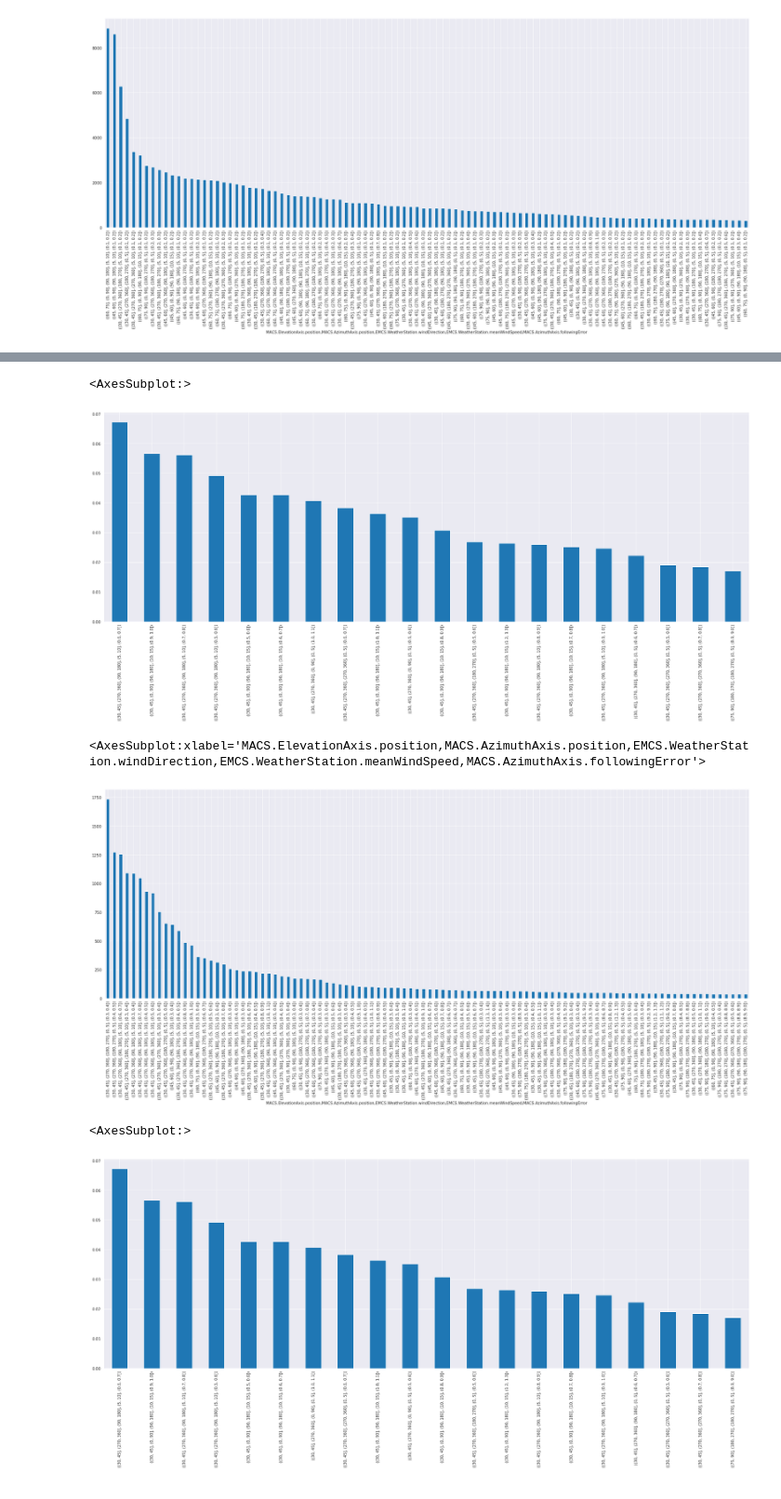
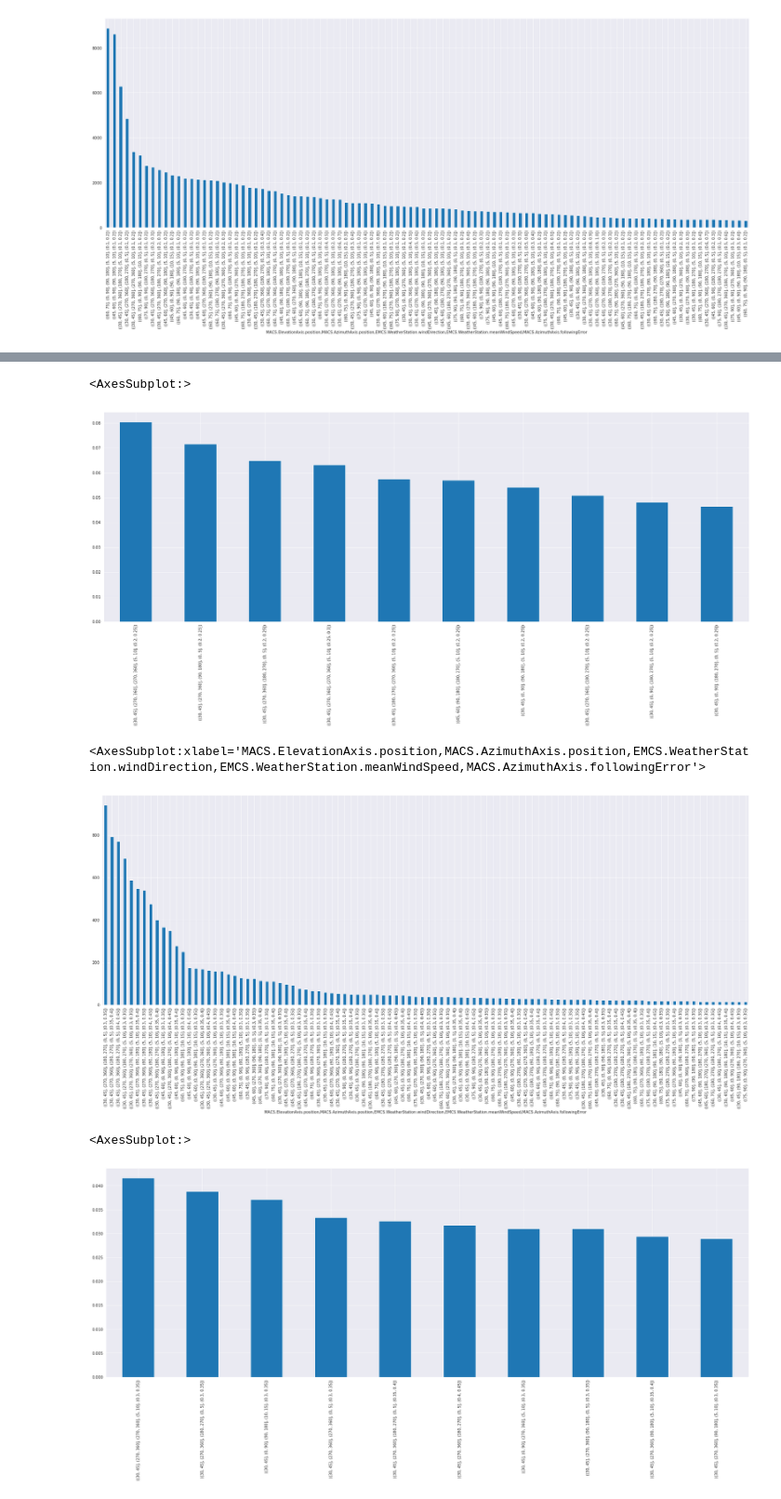
Before and after one commit to mahulo2009/DataScientistND_DataScienceBlogPost, a Jupyter notebook: Following_Error_March_2021.ipynb, the cells around one changed output, grey strips where cells are left out. Shown at 93% size. Saved outputs shown, nothing was run; the diff lists cells and outputs as text; code cells hidden in the pictures.

Commit message:
Add plot bars

```diff
--- a/Following_Error_March_2021.ipynb
+++ b/Following_Error_March_2021.ipynb
@@ -241,0 +242,14 @@ ser.plot.bar()
+# %%
+group_var = df_guiding.groupby (
+    [
+        pd.cut(x=df_guiding['MACS.ElevationAxis.position'], bins=np.arange(30,90+15,15)),
+        pd.cut(x=df_guiding['MACS.AzimuthAxis.position'], bins=np.arange(0,360+90,90)),
+        pd.cut(x=df_guiding['EMCS.WeatherStation.windDirection'], bins=np.arange(0,360+90,90)),
+        pd.cut(x=df_guiding['EMCS.WeatherStation.meanWindSpeed'], bins=np.arange(0,15+5,5)),
+        pd.cut(x=df_guiding['MACS.AzimuthAxis.followingError'].abs(), bins=np.arange(0.1,0.2+0.05,0.05))
+
+    ]
+)  ['MACS.AzimuthAxis.followingError']
+
+group_var_filter = group_var.count().nlargest(n=100)
+group_var_filter.plot.bar()
@@ -246,7 +278,7 @@ group_var = df_guiding.groupby (
         pd.cut(x=df_guiding['MACS.AzimuthAxis.position'], bins=np.arange(0,360+90,90)),
         pd.cut(x=df_guiding['EMCS.WeatherStation.windDirection'], bins=np.arange(0,360+90,90)),
         pd.cut(x=df_guiding['EMCS.WeatherStation.meanWindSpeed'], bins=np.arange(0,15+5,5)),
-        pd.cut(x=df_guiding['MACS.AzimuthAxis.followingError'].abs(), bins=np.arange(0.2,10+0.1,0.1))
+        pd.cut(x=df_guiding['MACS.AzimuthAxis.followingError'].abs(), bins=np.arange(0.2,0.3+0.05,0.05))
 
     ]
 )  ['MACS.AzimuthAxis.followingError']
@@ -265,12 +297,12 @@ for index, value in group_var_filter.items():
             #print(f"Index : {index}, Value : {value/v}")
             d[index]=value/v
 
-ser = pd.Series(data=d).nlargest(n=20)
+ser = pd.Series(data=d).nlargest(n=10)
 
 ser.plot.bar()
 # %% [output]
 <AxesSubplot:>
-[figure, old version]
+[figure, new version]
 # %%
 group_var = df_guiding.groupby (
     [
@@ -278,7 +310,7 @@ group_var = df_guiding.groupby (
         pd.cut(x=df_guiding['MACS.AzimuthAxis.position'], bins=np.arange(0,360+90,90)),
         pd.cut(x=df_guiding['EMCS.WeatherStation.windDirection'], bins=np.arange(0,360+90,90)),
         pd.cut(x=df_guiding['EMCS.WeatherStation.meanWindSpeed'], bins=np.arange(0,15+5,5)),
-        pd.cut(x=df_guiding['MACS.AzimuthAxis.followingError'].abs(), bins=np.arange(0.3,10+0.1,0.1))
+        pd.cut(x=df_guiding['MACS.AzimuthAxis.followingError'].abs(), bins=np.arange(0.3,0.4+0.05,0.05))
 
     ]
 )  ['MACS.AzimuthAxis.followingError']
@@ -287,22 +319,22 @@ group_var_filter = group_var.count().nlargest(n=100)
 group_var_filter.plot.bar()
 # %% [output]
 <AxesSubplot:xlabel='MACS.ElevationAxis.position,MACS.AzimuthAxis.position,EMCS.WeatherStation.windDirection,EMCS.WeatherStation.meanWindSpeed,MACS.AzimuthAxis.followingError'>
-[figure, old version]
+[figure, new version]
 # %%
 d = {}
 group_var_independent_count = group_var_independent.count()
 for index, value in group_var_filter.items():
     for i,v in group_var_independent_count.items():
         if i == index[:-1]:
             #print(f"Index : {index}, Value : {value/v}")
             d[index]=value/v
 
-ser = pd.Series(data=d).nlargest(n=20)
+ser = pd.Series(data=d).nlargest(n=10)
 
 ser.plot.bar()
 # %% [output]
 <AxesSubplot:>
-[figure, old version]
+[figure, new version]
 # %%
 group_var = df_guiding.groupby (
     [
```
Also changed, not shown: parts of 8 cells of this notebook.
